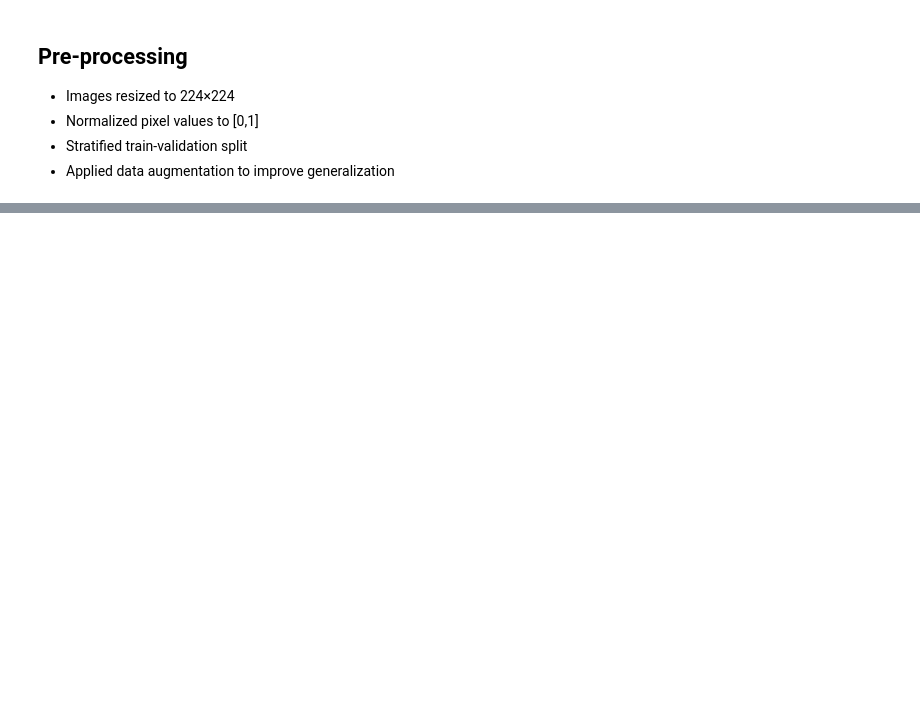
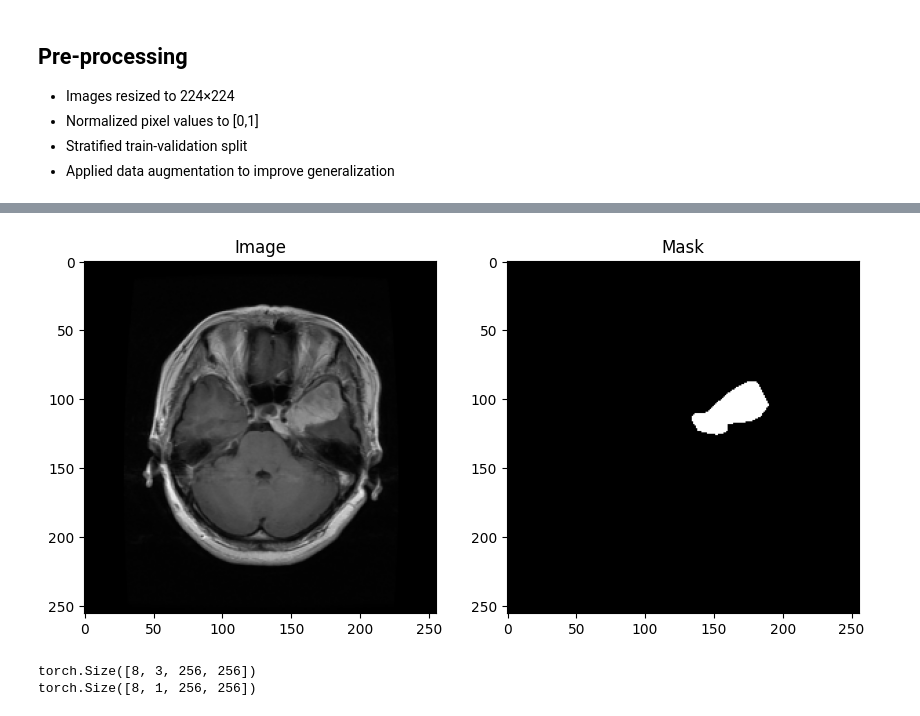
Before and after one commit to Sushree-Pradhan98/Brain-Tumor-Localization-from-MRI-with-Explainable-AI, a Jupyter notebook: src/preprocessing.ipynb, the cells around one changed output, grey strips where cells are left out. Drawn from its saved outputs; the diff is of its cells as text; code cells hidden in the pictures; blank space fills up the shorter version.

```diff
--- a/src/preprocessing.ipynb
+++ b/src/preprocessing.ipynb
@@ -143,0 +93,22 @@ no changes added to commit (use "git add" and/or "git commit -a")
+# %%
+# Visualization Check
+
+
+sample_idx = 0
+
+sample_image = np.load(os.path.join(OUTPUT_IMAGE_DIR, os.listdir(OUTPUT_IMAGE_DIR)[sample_idx]))
+sample_mask = np.load(os.path.join(OUTPUT_MASK_DIR, os.listdir(OUTPUT_MASK_DIR)[sample_idx]))
+
+plt.figure(figsize=(10,5))
+
+plt.subplot(1,2,1)
+plt.title("Image")
+plt.imshow(sample_image)
+
+plt.subplot(1,2,2)
+plt.title("Mask")
+plt.imshow(sample_mask, cmap='gray')
+
+plt.show()
+# %% [output]
+[figure, added]
@@ -143,0 +163,8 @@ no changes added to commit (use "git add" and/or "git commit -a")
+# %%
+for images, masks in loader:
+    print(images.shape)  # [B, C, H, W]
+    print(masks.shape)
+    break
+# %% [output]
+torch.Size([8, 3, 256, 256])
+torch.Size([8, 1, 256, 256])
```
Also changed, not shown: parts of 22 cells of this notebook.
